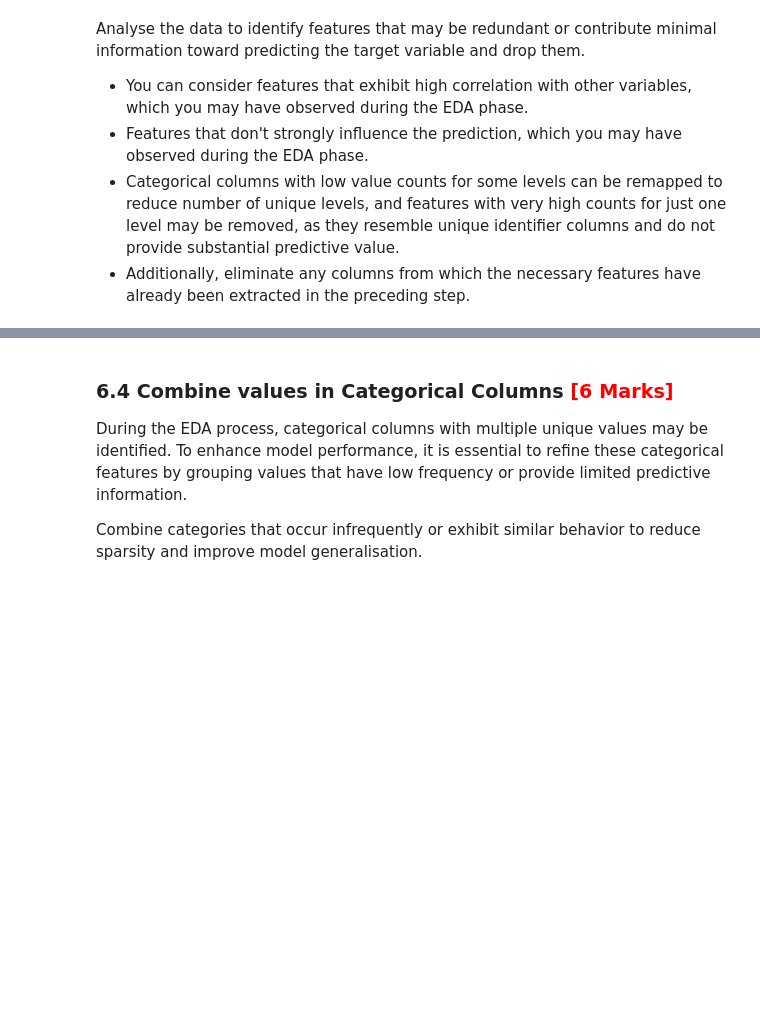
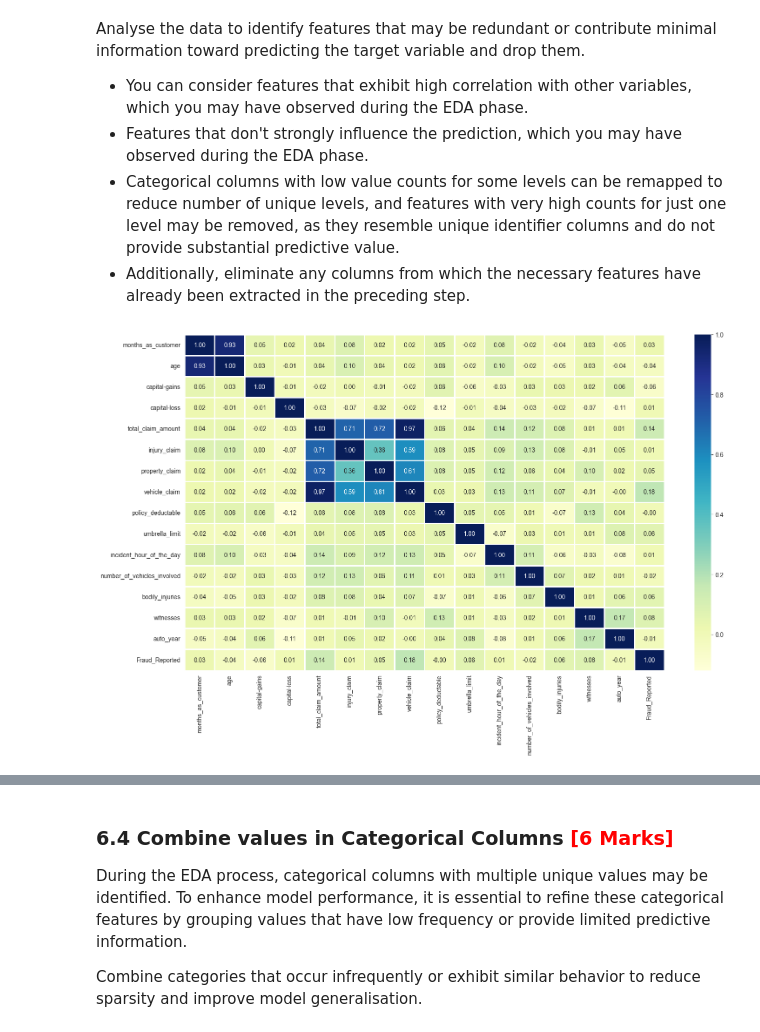
Before and after one commit to jagdsh/model_selection_insurance_fraud_claim, a Jupyter notebook: Fraudulent_Claim_Detection_Starter.ipynb, the cells around one changed output, grey strips where cells are left out. Saved outputs shown, nothing was run; the diff lists cells and outputs as text; code cells hidden in the pictures; blank space fills up the shorter version.

```diff
--- a/Fraudulent_Claim_Detection_Starter.ipynb
+++ b/Fraudulent_Claim_Detection_Starter.ipynb
@@ -877,7 +877,7 @@ from imblearn.over_sampling import RandomOverSampler
 # Perform resampling on training data
 ros = RandomOverSampler(random_state=42)
 X_resampled, y_resampled = ros.fit_resample(X_train, y_train)
-X_resampled_df = pd.DataFrame(X_resampled, X_train.columns)
+X_resampled_df = pd.DataFrame(X_resampled, columns=X_train.columns)
 y_resampled_df = pd.Series(y_resampled, name=y_train.name)
 print(len(y_train), "->", len(y_resampled))
 print("\nNew Class Distribution:")
@@ -929,0 +922,9 @@ AttributeError: 'Series' object has no attribute 'days'
+# %%
+X_resampled_df['Policy_Tenure'] = (X_resampled_df['incident_date'] - X_resampled_df['policy_bind_date']).dt.days / 30.4375
+X_resampled_df['Incident_Day_Type'] = (X_resampled_df['incident_date'].dt.dayofweek >= 5).astype(int) ## 0 Weekday and 1 Weekend // TODO Report
+X_resampled_df['Incident_Month'] = X_resampled_df['incident_date'].dt.month
+X_resampled_df['Claim_consistency_ratio'] = ((X_resampled_df['total_claim_amount'] / X_resampled_df['policy_annual_premium']) > 0.80).astype(int)
+X_resampled_df['Injury_vs_Vehicle_ratio'] = X_resampled_df['injury_claim'] / X_resampled_df['vehicle_claim']
+X_resampled_df['Capital_activity'] = ((X_resampled_df['capital-loss'] + X_resampled_df['capital-gains']) < 0).astype(int)
+X_resampled_df['Claim_component_balance'] = ((X_resampled_df['vehicle_claim'] / X_resampled_df['total_claim_amount']) > 0.7).astype(int)
+X_resampled_df
@@ -940,0 +954,19 @@ Analyse the data to identify features that may be redundant or contribute minima
+# %%
+# Create correlation matrix numerical columns against the target variable
+train_numerical_corr_df = X_resampled_df[g_numerical_columns].copy()
+train_numerical_corr_df['Fraud_Reported'] = y_resampled_df
+train_numerical_corr_df['Fraud_Reported'] = train_numerical_corr_df['Fraud_Reported'].replace({'Y': 1, 'N': 0})
+plt.figure(figsize=(16, 10))
+train_numerical_corr_df.corrwith(train_numerical_corr_df['Fraud_Reported']).abs().sort_values(ascending=False)
+corr = train_numerical_corr_df.corr()
+# Plot Heatmap of the correlation matrix
+sns.heatmap(corr,
+            annot=True,
+            cmap="YlGnBu",
+            fmt=".2f",
+            linewidths=1,
+            cbar=True
+            )
+plt.tight_layout()
+# %% [output]
+[figure, added]
```
Also changed, not shown: parts of 13 cells of this notebook.
